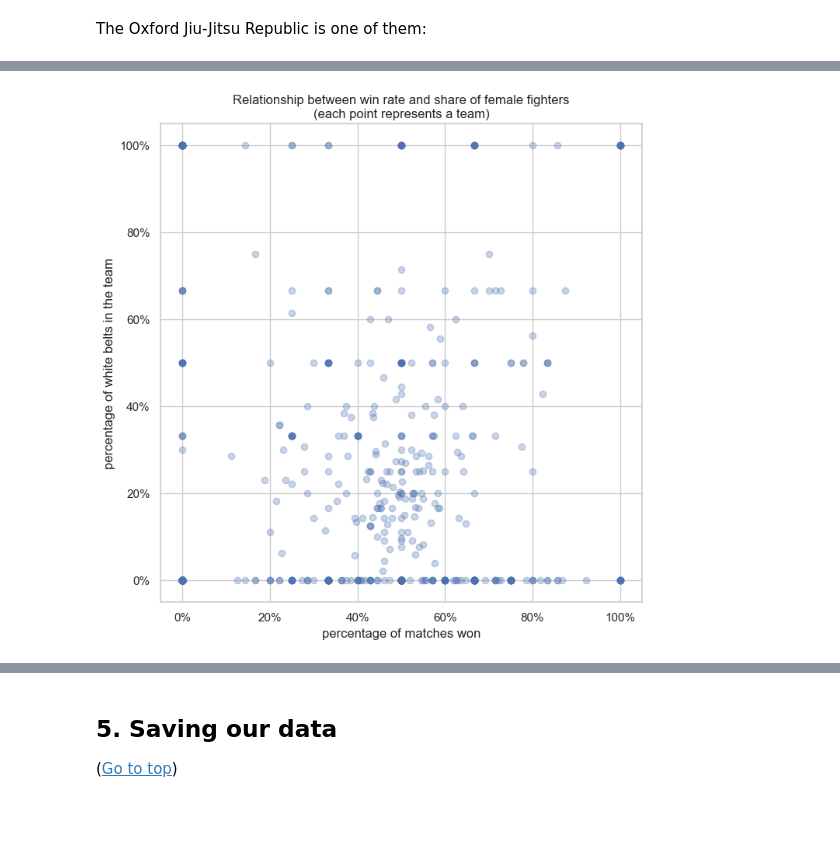
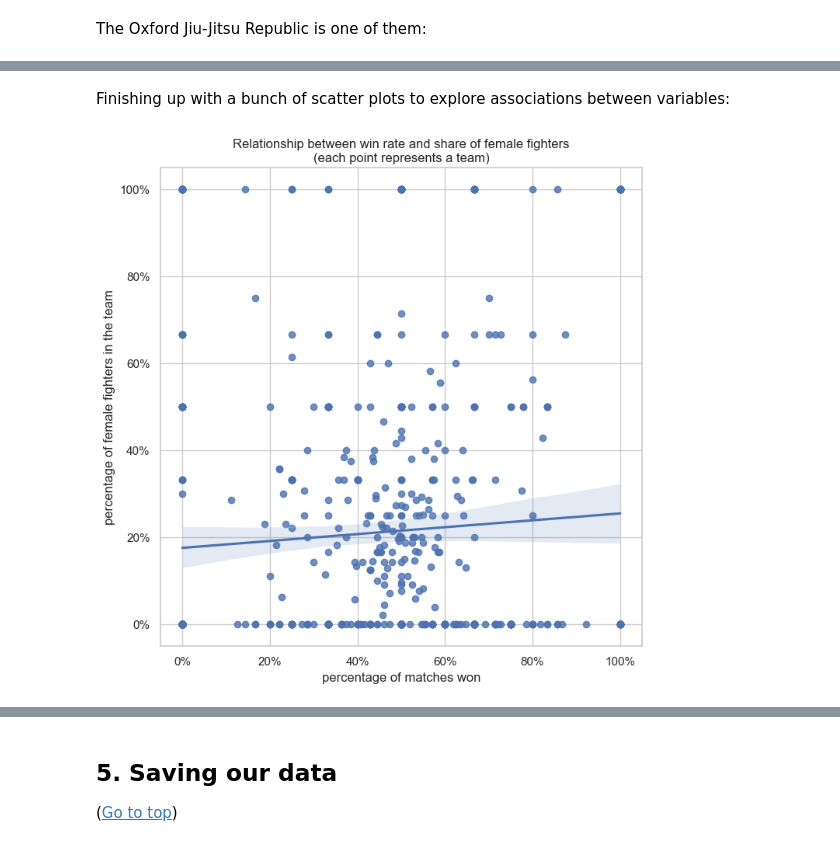
Before and after one commit to peanutbatard/scraping, a Jupyter notebook: IBJJF European Championship - scraping + basic analysis.ipynb, the cells around one changed output, grey strips where cells are left out. Saved outputs shown, nothing was run; the diff lists cells and outputs as text; code cells hidden in the pictures; blank space fills up the shorter version.

```diff
--- a/IBJJF European Championship - scraping + basic analysis.ipynb
+++ b/IBJJF European Championship - scraping + basic analysis.ipynb
@@ -1630,6 +1629,7 @@ df_teams['female_count'] = np.where(df_teams['gender'] == 'female', df_teams['fi
 df_teams['male_count'] = np.where(df_teams['gender'] == 'male', df_teams['fighter_count'], 0)
 df_teams['whitebelt_count'] = np.where(df_teams['belt'] == 'white', df_teams['fighter_count'], 0)
 df_teams['blackbelt_count'] = np.where(df_teams['belt'] == 'black', df_teams['fighter_count'], 0)
+df_teams['whitebelt_wins'] = np.where(df_teams['belt'] == 'white', df_teams['won'], 0)
 
 # Final aggregation
 df_teams = (df_teams
@@ -1641,6 +1641,7 @@ df_teams = (df_teams
                   , 'male_count': 'sum'
                   , 'whitebelt_count': 'sum'
                   , 'blackbelt_count': 'sum'
+                  , 'whitebelt_wins': 'sum'
                   , 'gold_count': 'sum'
                   , 'silver_count': 'sum'
                   , 'bronze_count': 'sum'}))
@@ -1655,6 +1656,7 @@ df_teams['gold_pct'] = 100 * df_teams['gold_count'] / df_teams['fighter_count']
 df_teams['female_pct'] = 100 * df_teams['female_count'] / df_teams['fighter_count']
 df_teams['whitebelt_pct'] = 100 * df_teams['whitebelt_count'] / df_teams['fighter_count']
 df_teams['blackbelt_pct'] = 100 * df_teams['blackbelt_count'] / df_teams['fighter_count']
+df_teams['wins_per_whitebelt'] = df_teams['whitebelt_wins'] / df_teams['whitebelt_count']
 
 # Exclude rare cases where there are no actual matches or more gold than matches due to bye (1 case)
 df_teams = df_teams[df_teams['match_count'] > 0]
@@ -1960,20 +1973,22 @@ df_fighters[df_fighters['club'] == 'Oxford Jiu-Jitsu Republic']
 | 4966 | Zoe Louise Lundy | Oxford Jiu-Jitsu Republic | 25/01/2023 | 18:46 | Finals | master 2 | [35, 40[ | blue | open class | open | ... |
 | 4968 | Zoe Louise Lundy | Oxford Jiu-Jitsu Republic | 25/01/2023 | 18:57 | Finals | master 2 | [35, 40[ | blue | open class | open | ... |
 | 4971 | Zoe Louise Lundy | Oxford Jiu-Jitsu Republic | 25/01/2023 | 19:29 | Finals | master 2 | [35, 40[ | blue | open class | open | ... |
+# %% [markdown]
+Finishing up with a bunch of scatter plots to explore associations between variables:
 # %%
 fig, ax = plt.subplots(figsize = (8, 8))
-ax.scatter(df_teams['win_pct'], df_teams['female_pct'], alpha = 0.3)
+ax = sns.regplot(data = df_teams, x = 'win_pct', y = 'female_pct')
 ax.set(xlabel = 'percentage of matches won'
-       , ylabel = 'percentage of white belts in the team'
+       , ylabel = 'percentage of female fighters in the team'
        , title = 'Relationship between win rate and share of female fighters\n(each point represents a team)')
 
 fmt = '%.0f%%'
 xticks = mtick.FormatStrFormatter(fmt)
 ax.xaxis.set_major_formatter(xticks)
 ax.yaxis.set_major_formatter(xticks)
 
 plt.show()
 # %% [output]
-[figure, old version]
+[figure, new version]
 # %%
 fig, ax = plt.subplots(figsize = (8, 8))
```
Also changed, not shown: parts of 18 cells of this notebook.
